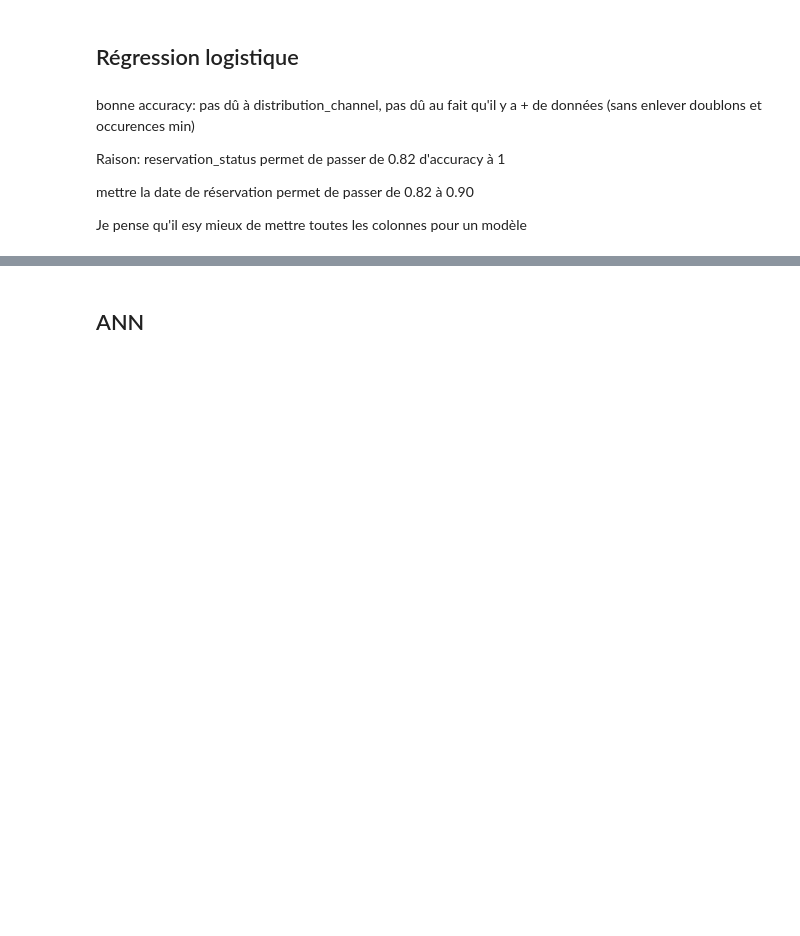
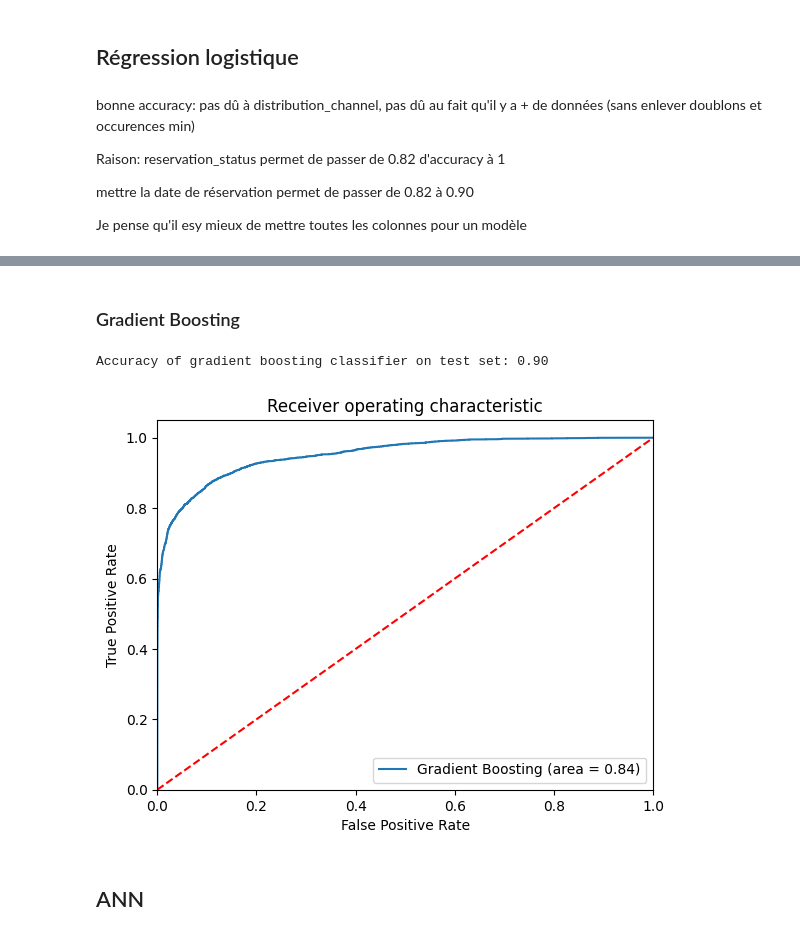
Before and after one commit to Augustin0412/projet_poster_M2, a Jupyter notebook: Python/Analyse1.ipynb, the cells around one changed output, grey strips where cells are left out. Drawn from its saved outputs; the diff is of its cells as text; code cells hidden in the pictures; blank space fills up the shorter version.

```diff
--- a/Python/Analyse1.ipynb
+++ b/Python/Analyse1.ipynb
@@ -270,3 +350,33 @@ fig.show()
+# %% [markdown]
+### Gradient Boosting
+# %%
+from sklearn.ensemble import GradientBoostingClassifier
+
+X = df_encoded.drop(['is_canceled'], axis=1)
+y = df_encoded['is_canceled']
+
+X_train, X_test, y_train, y_test = train_test_split(X, y, test_size=0.2, random_state=0)
+gb = GradientBoostingClassifier(n_estimators=100, random_state=0)
+gb.fit(X_train, y_train)
+y_pred_gb = gb.predict(X_test)
+print('Accuracy of gradient boosting classifier on test set: {:.2f}'.format(accuracy_score(y_test, y_pred_gb)))
+
+gb_roc_auc = roc_auc_score(y_test, gb.predict(X_test))
+fpr, tpr, thresholds = roc_curve(y_test, gb.predict_proba(X_test)[:,1])
+plt.figure()
+plt.plot(fpr, tpr, label='Gradient Boosting (area = %0.2f)' % gb_roc_auc)
+plt.plot([0, 1], [0, 1],'r--')
+plt.xlim([0.0, 1.0])
+plt.ylim([0.0, 1.05])
+plt.xlabel('False Positive Rate')
+plt.ylabel('True Positive Rate')
+plt.title('Receiver operating characteristic')
+plt.legend(loc="lower right")
+# plt.savefig('Gb_ROC')
+plt.show()
+# %% [output]
+Accuracy of gradient boosting classifier on test set: 0.90
+[figure, added]
 # %% [markdown]
 ## ANN
 # %%
```
Also changed, not shown: parts of 20 cells of this notebook, 9 other files.
